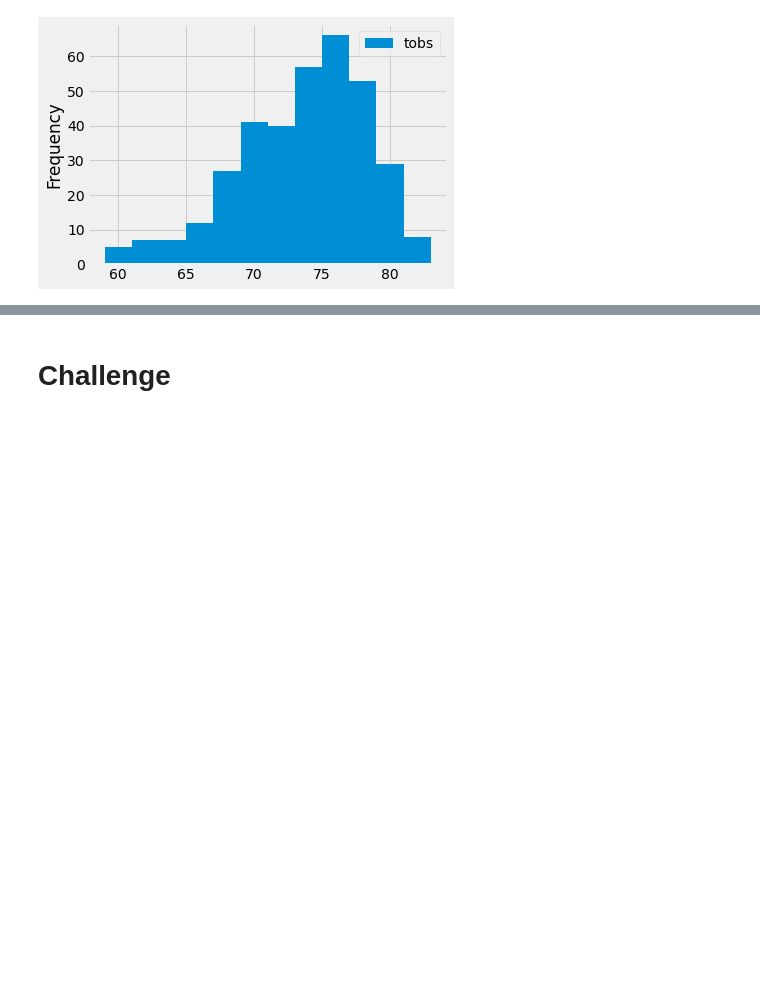
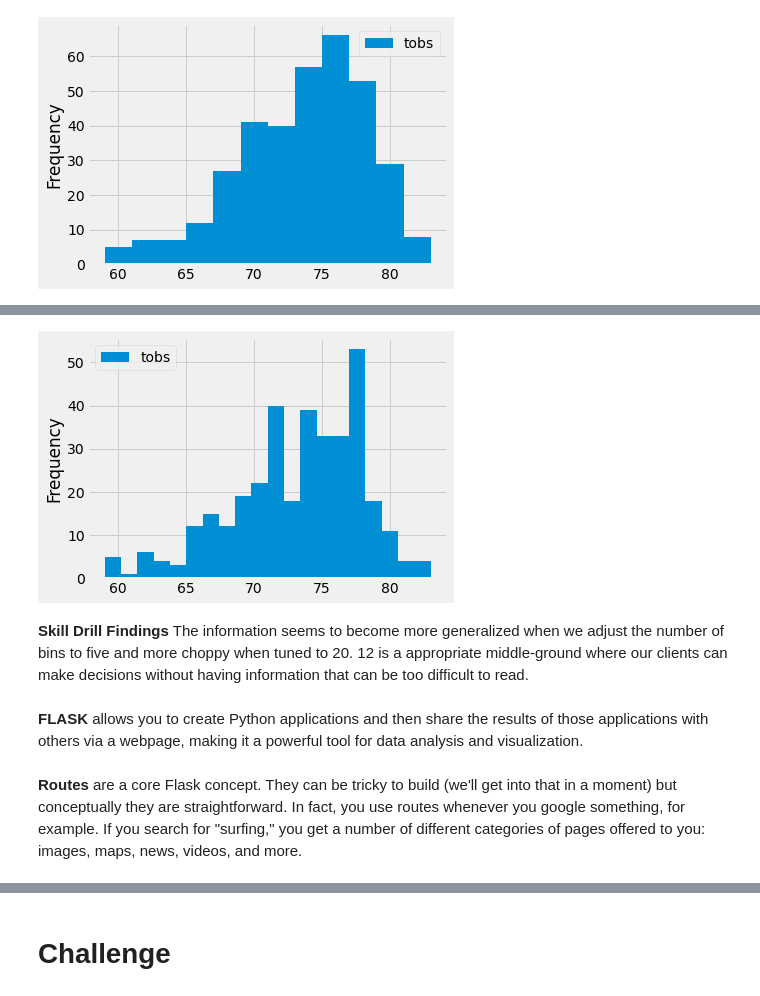
Before and after one commit to pablomilanese/surfs_up, a Jupyter notebook: climate_analysis.ipynb, the cells around one changed output, grey strips where cells are left out. Cells and saved outputs as stored; diff of their text form; code cells hidden in the pictures; blank space fills up the shorter version.

```diff
--- a/climate_analysis.ipynb
+++ b/climate_analysis.ipynb
@@ -335,0 +343,11 @@ plt.tight_layout()
+# %%
+df.plot.hist(bins=20)
+plt.tight_layout()
+# %% [output]
+[figure, added]
+# %% [markdown]
+**Skill Drill Findings** The information seems to become more generalized when we adjust the number of bins to five and more choppy when tuned to 20. 12 is a appropriate middle-ground where our clients can make decisions without having information that can be too difficult to read.
+# %% [markdown]
+**FLASK** allows you to create Python applications and then share the results of those applications with others via a webpage, making it a powerful tool for data analysis and visualization.
+# %% [markdown]
+**Routes** are a core Flask concept. They can be tricky to build (we'll get into that in a moment) but conceptually they are straightforward. In fact, you use routes whenever you google something, for example. If you search for "surfing," you get a number of different categories of pages offered to you: images, maps, news, videos, and more.
```
Also changed, not shown: parts of 5 cells of this notebook, 1 other file.
